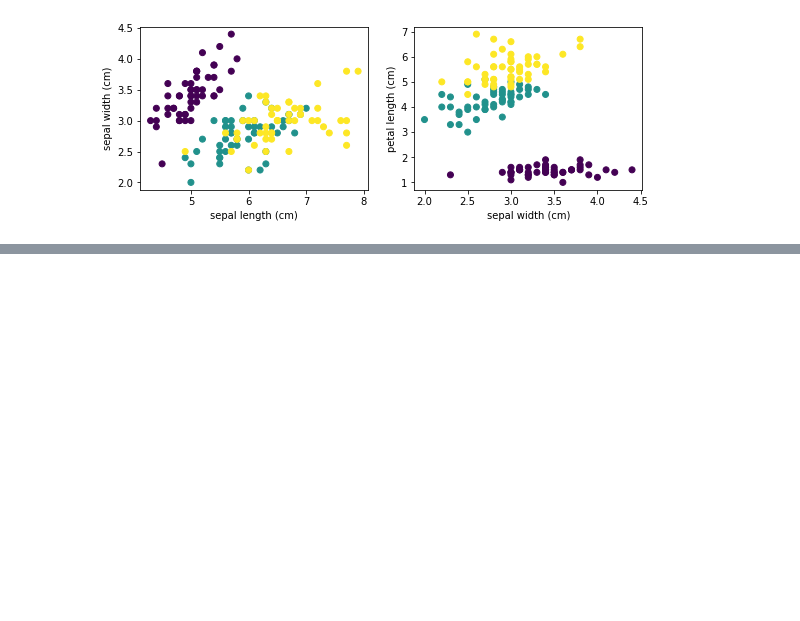
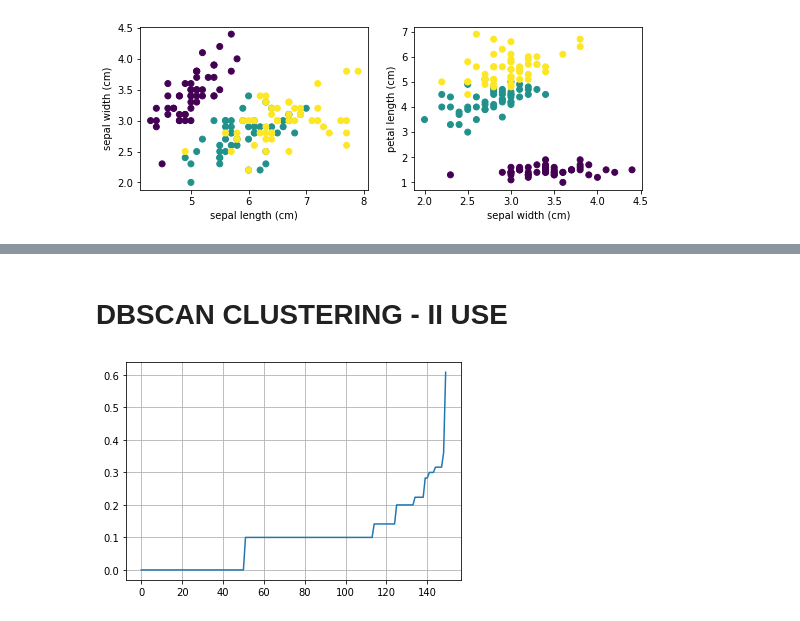
Before and after one commit to MatteoGandetto/Corso_ML_con_Python, a Jupyter notebook: Clustering_DBSCAN.ipynb, the cells around one changed output, grey strips where cells are left out. Cells and saved outputs as stored; diff of their text form; code cells hidden in the pictures; blank space fills up the shorter version.

```diff
--- a/Clustering_DBSCAN.ipynb
+++ b/Clustering_DBSCAN.ipynb
@@ -106,0 +108,35 @@ Silhouette Coefficient: 0.741
+# %% [markdown]
+# DBSCAN CLUSTERING - II USE
+# %%
+from sklearn.cluster import DBSCAN
+from sklearn.neighbors import NearestNeighbors
+
+from sklearn import datasets
+from sklearn import metrics
+
+#Iris Dataset
+iris = datasets.load_iris()
+X = iris.data
+
+X=X[:,1:3]
+axes_labes=iris.feature_names
+axes_labes=axes_labes[1:3]
+
+###################
+# find the best EPS, which defines
+# the maximum distance between two points
+
+# find the max distance between n_neighbors=2
+neigh = NearestNeighbors(n_neighbors=2)
+nbrs = neigh.fit(X)
+distances, indices = nbrs.kneighbors(X)
+
+#plot distance
+#the best EPS is the distance where there is the maximum curve
+distances = np.sort(distances, axis=0)
+distances = distances[:,1]
+plt.plot(distances)
+plt.grid(b=True)
+###################
+# %% [output]
+[figure, added]
```
Also changed, not shown: parts of 5 cells of this notebook.
